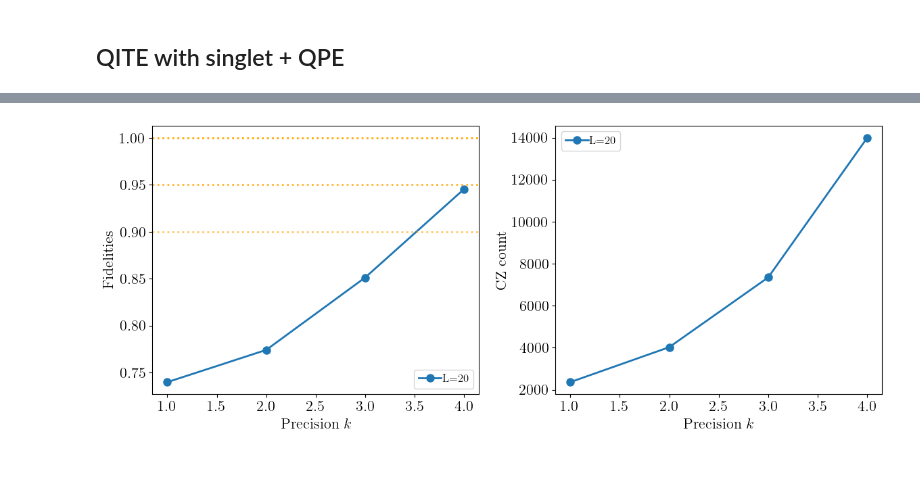
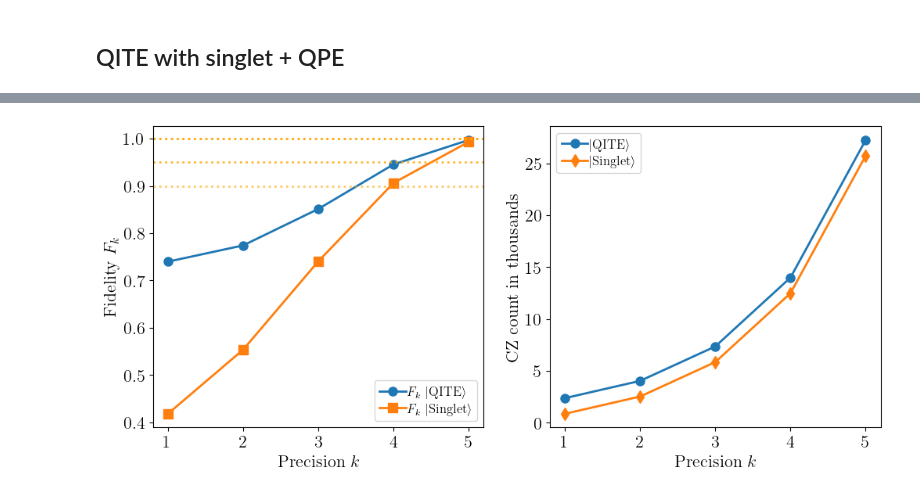
Before and after one commit to renezander90/DB-QITE, a Jupyter notebook: QITE_QPE_PRL.ipynb, the cells around one changed output, grey strips where cells are left out. Cells and saved outputs as stored; diff of their text form; code cells hidden in the pictures; blank space fills up the shorter version.

Commit message:
Imporved plots for QITE vs QPE

```diff
--- a/QITE_QPE_PRL.ipynb
+++ b/QITE_QPE_PRL.ipynb
@@ -235,36 +235,60 @@ def run_param_rc(fontsize = 30):
         plt.rcParams['font.serif'] = "cm"
 
 run_param_rc(16)
+# %%
+benchmark_results = load_data('data_PRL/benchmarks_QPE_Singlet04-25-14')
+results = load_data('data_PRL/QITE_QPE_L=20_04-25-23')
 # %%
 import matplotlib.pyplot as plt
 
-steps = list(range(1,5))
+steps = list(range(1,6))
 
 fig, ((axF, axCZ)) = plt.subplots(1, 2, figsize=(12, 5), gridspec_kw={"width_ratios": [1,1]})
 
-for L in [20]:
-    fidelities = [results[k]['F0'] for k in steps]
-    axF.plot(steps, fidelities, marker='o', label=r'L='+str(L))
+###############################################################################
+# SUBPLOT 1: Fidelity
+###############################################################################
 
+fidelities = [results[k]['F0'] for k in steps]
+axF.plot(steps, fidelities, marker='o', label=r"$F_k\ |$QITE$\rangle$")
+
+fidelities = [benchmark_results[20][k]['F0'] for k in steps]
+axF.plot(steps, fidelities, marker='s', label=r"$F_k\ |$Singlet$\rangle$")
 
 axF.axhline(y=1, color="orange", linestyle=':', alpha=1.0)
 axF.axhline(y=0.95, color="orange", linestyle=':', alpha=0.8)
 axF.axhline(y=0.9, color="orange", linestyle=':', alpha=0.6)
 
 axF.legend(loc="best", fontsize=12)
 axF.set_xlabel(r"Precision $k$")
-axF.set_ylabel(r"Fidelities")
+axF.set_ylabel(r"Fidelity $F_k$")
 
-for L in [20]:
-    cz = [results[k]['ops']['cz'] for k in steps]
-    axCZ.plot(steps, cz, marker='o', label=r'L='+str(L))
+#axP = axF.twinx()
+
+#probabilities = [results[k]['P0'] for k in steps]
+#axP.plot(steps, fidelities, marker='o', label=r'P_k')
+
+#probabilities = [benchmark_results[20][k]['P0'] for k in steps]
+#axP.plot(steps, fidelities, marker='s', label=r'P_k')
+
+#axP.set_ylabel(r"Probability$")
+
+###############################################################################
+# SUBPLOT 2: Gate counts
+###############################################################################
+
+cz = [results[k]['ops']['cz']/1000 for k in steps]
+axCZ.plot(steps, cz, marker='o', label=r"$|$QITE$\rangle$")
+
+cz = [benchmark_results[L][k]['ops']['cz']/1000 for k in steps]
+axCZ.plot(steps, cz, marker='d', label=r"$|$Singlet$\rangle$")
 
 axCZ.legend(loc="best", fontsize=12)
 axCZ.set_xlabel(r"Precision $k$")
-axCZ.set_ylabel(r"CZ count")
+axCZ.set_ylabel(r"CZ count in thousands")
 
-plt.tight_layout()
-plt.savefig("plots_PRL/QITE_QPE_L="+str(L)+".pdf")
+#plt.tight_layout()
+#plt.savefig("plots_PRL/QITE_QPE_L="+str(L)+".pdf")
 plt.show()
 # %% [output]
-[figure, old version]
+[figure, new version]
```
Also changed, not shown: parts of 2 cells of this notebook, 16 other files.
